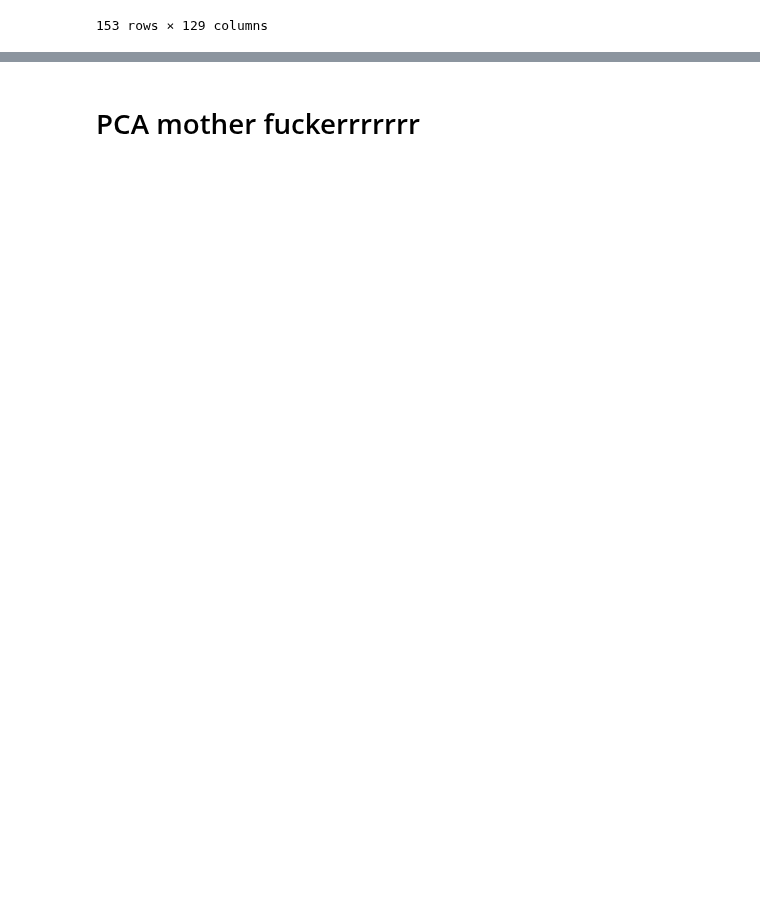
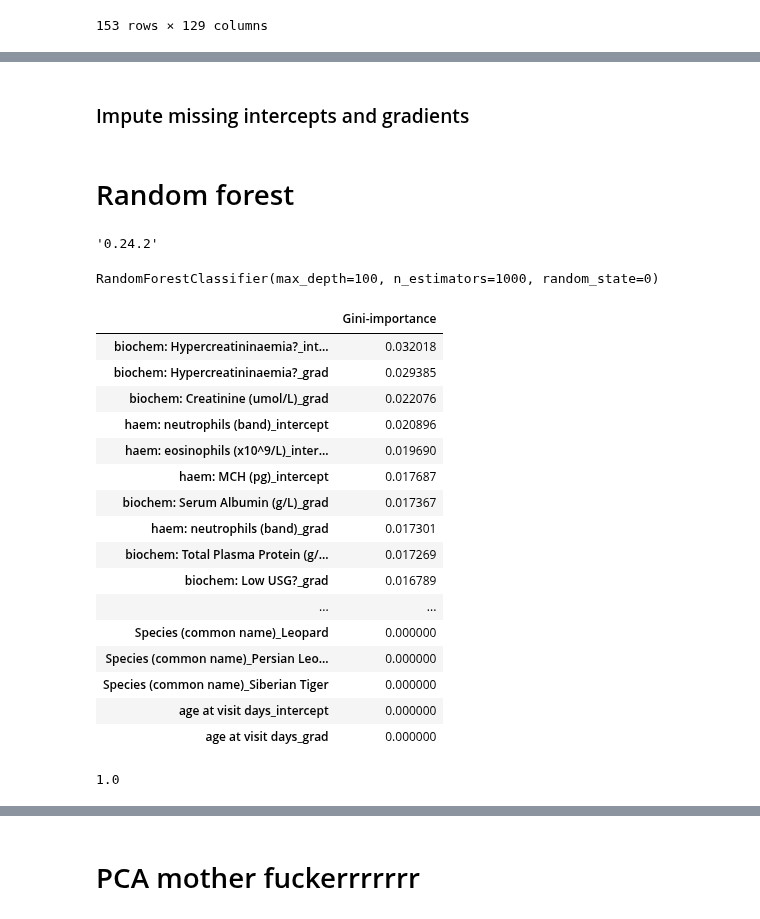
Before and after one commit to ruthpearson/CatHack, a Jupyter notebook: big_cats/GROUP_imputation.ipynb, the cells around one changed output, grey strips where cells are left out. Drawn from its saved outputs; the diff is of its cells as text; code cells hidden in the pictures; blank space fills up the shorter version.

```diff
--- a/big_cats/GROUP_imputation.ipynb
+++ b/big_cats/GROUP_imputation.ipynb
@@ -587,0 +636,3 @@ feature_df
+# %%
+total_df = feature_df.merge(demographics, on='ARKS Number')
+total_df
@@ -587,0 +655,9 @@ feature_df
+# %%
+from sklearn.model_selection import train_test_split
+cols_x = list(total_df.columns)
+cols_x.remove('ARKS Number')
+cols_x.remove('CKD - cause of mortality')
+X = total_df[cols_x].values
+y = total_df['CKD - cause of mortality'].values
+
+X_train, X_test, y_train, y_test = train_test_split(X, y, test_size=0.33, random_state=42)
@@ -587,0 +672,47 @@ feature_df
+# %% [markdown]
+### Impute missing intercepts and gradients
+# %%
+imputer = KNNImputer(n_neighbors=2)
+X_train = imputer.fit_transform(X_train)
+X_test = imputer.transform(X_test)
+# %% [markdown]
+# Random forest
+# %%
+import sklearn
+sklearn.__version__
+# %% [output]
+'0.24.2'
+# %%
+from sklearn.ensemble import RandomForestClassifier
+clf = RandomForestClassifier(max_depth=100, n_estimators = 1000, random_state=0)
+clf.fit(X_train, y_train)
+# %% [output]
+RandomForestClassifier(max_depth=100, n_estimators=1000, random_state=0)
+# %%
+feats = {} # a dict to hold feature_name: feature_importance
+for feature, importance in zip(cols_x, clf.feature_importances_):
+    feats[feature] = importance #add the name/value pair
+importances = pd.DataFrame.from_dict(feats, orient='index').rename(columns={0: 'Gini-importance'})
+importances.sort_values(by='Gini-importance', ascending=False) #.plot(kind='bar', rot=45)
+# %% [output]
+|  | Gini-importance |
+| biochem: Hypercreatininaemia?_int... | 0.032018 |
+| biochem: Hypercreatininaemia?_grad | 0.029385 |
+| biochem: Creatinine (umol/L)_grad | 0.022076 |
+| haem: neutrophils (band)_intercept | 0.020896 |
+| haem: eosinophils (x10^9/L)_inter... | 0.019690 |
+| haem: MCH (pg)_intercept | 0.017687 |
+| biochem: Serum Albumin (g/L)_grad | 0.017367 |
+| haem: neutrophils (band)_grad | 0.017301 |
+| biochem: Total Plasma Protein (g/... | 0.017269 |
+| biochem: Low USG?_grad | 0.016789 |
+| ... | ... |
+| Species (common name)_Leopard | 0.000000 |
+| Species (common name)_Persian Leo... | 0.000000 |
+| Species (common name)_Siberian Tiger | 0.000000 |
+| age at visit days_intercept | 0.000000 |
+| age at visit days_grad | 0.000000 |
+# %%
+importances['Gini-importance'].sum()
+# %% [output]
+1.0
```
Also changed, not shown: parts of 16 cells of this notebook.
